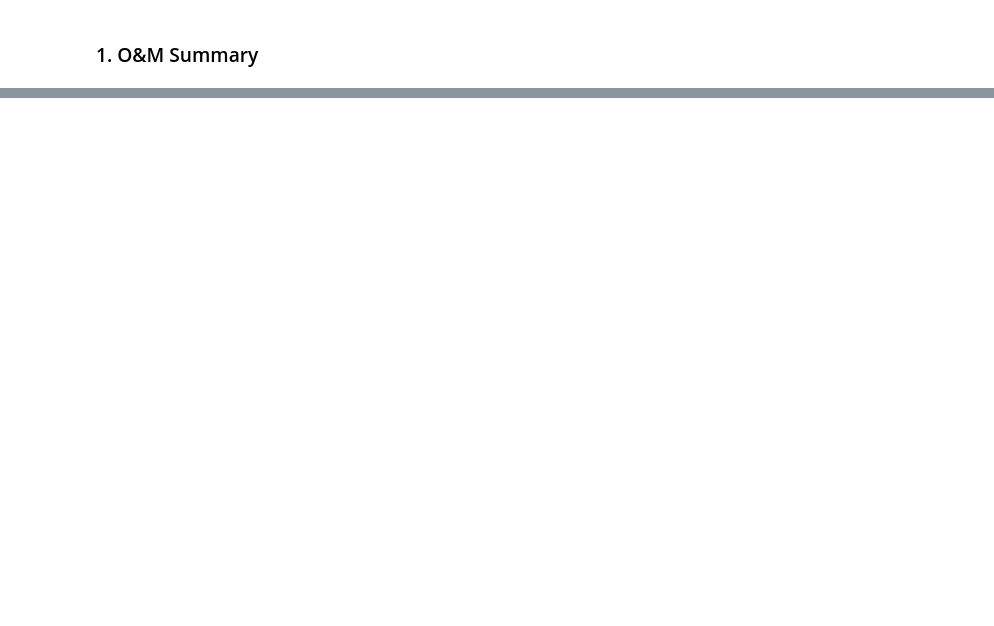
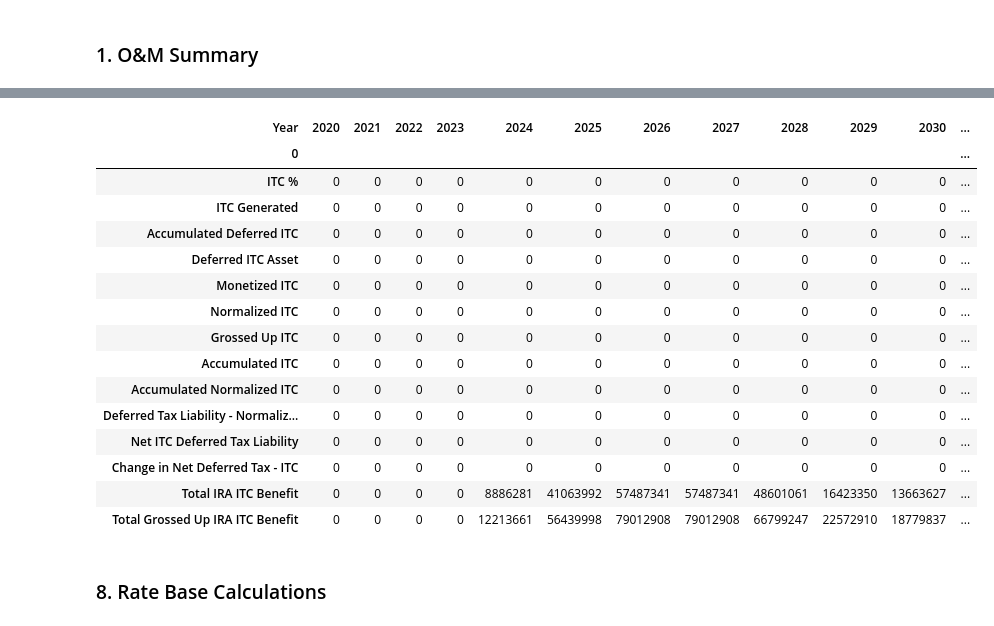
Before and after one commit to anyalomsadzeCRA/WPL-Financial-Model, a Jupyter notebook: WPL Financial Model.ipynb, the cells around one changed output, grey strips where cells are left out. Saved outputs shown, nothing was run; the diff lists cells and outputs as text; code cells hidden in the pictures; blank space fills up the shorter version.

```diff
--- a/WPL Financial Model.ipynb
+++ b/WPL Financial Model.ipynb
@@ -72,2 +135,37 @@ years = np.arange(start_year, end_year + 1)
+# %%
+# Scenario and Run Variables
+aurora_iteration = 'CIC'#'CIC'MS_AGP NR_AGP ACT_AGP AD_AGP
+iteration = 'Continue_Change'#'Continue_Change' Market_Stagnation New_Regulation Advanced_Customers Accelerated_Decarbonization
+year = 2023
+aurora_portfolio_ID = 2 #(1-baseline, 2- datacenter, 5-datacenter no ext) # IMPROVEMENT TO DO - LINK THIS TO CASE_NAME SO WE ONLY NEED TO CHANGE CASE NAME
+aurora_condition = 'ATC'
+use_IRA = True
+case_name = 'Datacenter' #'Datacenter_no_ext' Datacenter Baseline
+
+# Set current scenario financials tables
+scenario_financials_tables = datacenter_scenario_financials_tables #datacenter_scenario_financials_tables
+
+# Years we want to calculate revenue requirement for
+rev_req_start_year = 2023
+rev_req_end_year = 2047
+end_effects_end_year = 2057
+solar_extension_end_year = 2072
+end_effects = True
+solar_extension = True
+inflation_rate = 0.021
+
+# Make a dict of these variables so we can easily pass them into functions using just one variable
+run_variables_dict = {
+    'case_name': case_name,
+    'iteration': iteration,
+    'aurora_iteration': aurora_iteration,
+    'aurora_condition': aurora_condition,
+    'use_IRA': use_IRA,
+    'year': year,
+    'aurora_portfolio_ID': aurora_portfolio_ID,
+    'rev_req_start_year': rev_req_start_year,
+    'rev_req_end_year': rev_req_end_year,
+    'end_effects_end_year': end_effects_end_year,
+    'solar_extension_end_year': solar_extension_end_year}
 # %% [markdown]
 ### 1. O&M Summary
@@ -416,0 +722,4 @@ print(modified_text)
+# %%
+### NOL
+NOL = financial_inputs_tables['Alliant Projected NOL?'].set_index('Year').T
+NOL
@@ -416,0 +744,22 @@ print(modified_text)
+# %%
+ITC = calculate_ITC(NOL, financial_inputs_tables, financial_scalars_inputs, ptcs_and_itcs_tables, run_variables_dict)
+ITC.style.format(precision=0)
+# %% [output]
+| Year | 2020 | 2021 | 2022 | 2023 | 2024 | 2025 | 2026 | 2027 | 2028 | 2029 | 2030 | ... |
+| 0 |  |  |  |  |  |  |  |  |  |  |  | ... |
+| ITC % | 0 | 0 | 0 | 0 | 0 | 0 | 0 | 0 | 0 | 0 | 0 | ... |
+| ITC Generated | 0 | 0 | 0 | 0 | 0 | 0 | 0 | 0 | 0 | 0 | 0 | ... |
+| Accumulated Deferred ITC | 0 | 0 | 0 | 0 | 0 | 0 | 0 | 0 | 0 | 0 | 0 | ... |
+| Deferred ITC Asset | 0 | 0 | 0 | 0 | 0 | 0 | 0 | 0 | 0 | 0 | 0 | ... |
+| Monetized ITC | 0 | 0 | 0 | 0 | 0 | 0 | 0 | 0 | 0 | 0 | 0 | ... |
+| Normalized ITC | 0 | 0 | 0 | 0 | 0 | 0 | 0 | 0 | 0 | 0 | 0 | ... |
+| Grossed Up ITC | 0 | 0 | 0 | 0 | 0 | 0 | 0 | 0 | 0 | 0 | 0 | ... |
+| Accumulated ITC | 0 | 0 | 0 | 0 | 0 | 0 | 0 | 0 | 0 | 0 | 0 | ... |
+| Accumulated Normalized ITC | 0 | 0 | 0 | 0 | 0 | 0 | 0 | 0 | 0 | 0 | 0 | ... |
+| Deferred Tax Liability - Normaliz... | 0 | 0 | 0 | 0 | 0 | 0 | 0 | 0 | 0 | 0 | 0 | ... |
+| Net ITC Deferred Tax Liability | 0 | 0 | 0 | 0 | 0 | 0 | 0 | 0 | 0 | 0 | 0 | ... |
+| Change in Net Deferred Tax - ITC | 0 | 0 | 0 | 0 | 0 | 0 | 0 | 0 | 0 | 0 | 0 | ... |
+| Total IRA ITC Benefit | 0 | 0 | 0 | 0 | 8886281 | 41063992 | 57487341 | 57487341 | 48601061 | 16423350 | 13663627 | ... |
+| Total Grossed Up IRA ITC Benefit | 0 | 0 | 0 | 0 | 12213661 | 56439998 | 79012908 | 79012908 | 66799247 | 22572910 | 18779837 | ... |
+# %% [markdown]
+### 8. Rate Base Calculations
```
Also changed, not shown: parts of 82 cells of this notebook, 2 other files.
